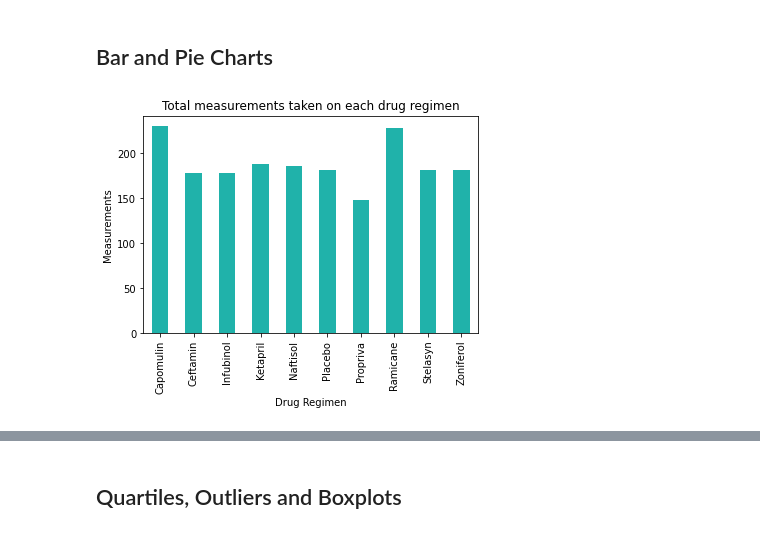
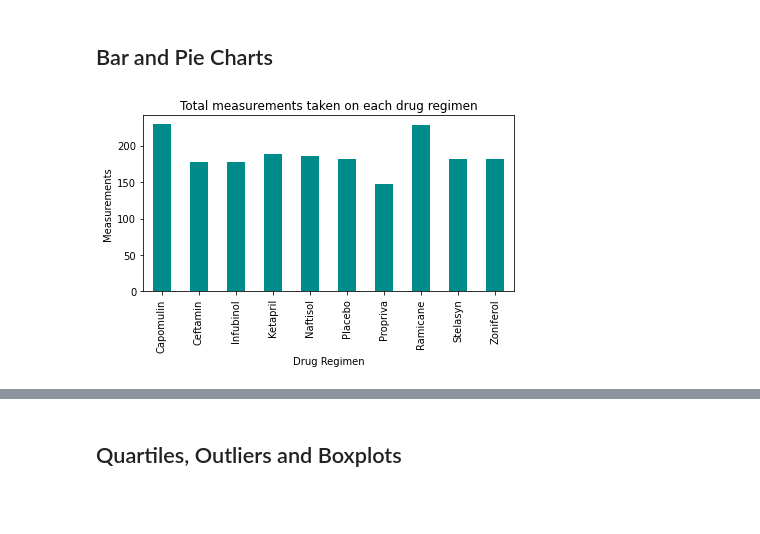
Before and after one commit to Sunny419-hub/Matplotlib-challenge, a Jupyter notebook: Pymaceuticals/pymaceuticals.ipynb, the cells around one changed output, grey strips where cells are left out. Saved outputs shown, nothing was run; the diff lists cells and outputs as text; code cells hidden in the pictures; blank space fills up the shorter version.

```diff
--- a/Pymaceuticals/pymaceuticals.ipynb
+++ b/Pymaceuticals/pymaceuticals.ipynb
@@ -147,16 +147,19 @@ summary_stf
 # %%
 # Generate a bar plot showing the total number of measurements taken on each drug regimen using pandas.
 #Group by Drug Regimen
 drug_reg_pandas = mice_results.groupby(["Drug Regimen"])
 # Get data
 drug_reg = drug_reg_pandas["Drug Regimen"].count()
 # Configure plot and ticks
-drug_reg.plot(kind="bar", facecolor="lightseagreen")
+drug_reg.plot(kind="bar", facecolor="darkcyan")
+
 # Set textual properties
 plt.title("Total measurements taken on each drug regimen")
 plt.ylabel("Measurements")
 plt.xlabel("Drug Regimen")
+
+plt.tight_layout()
 # Show plot
 plt.show()
 # %% [output]
-[figure, old version]
+[figure, new version]
```
Also changed, not shown: parts of 2 cells of this notebook.
